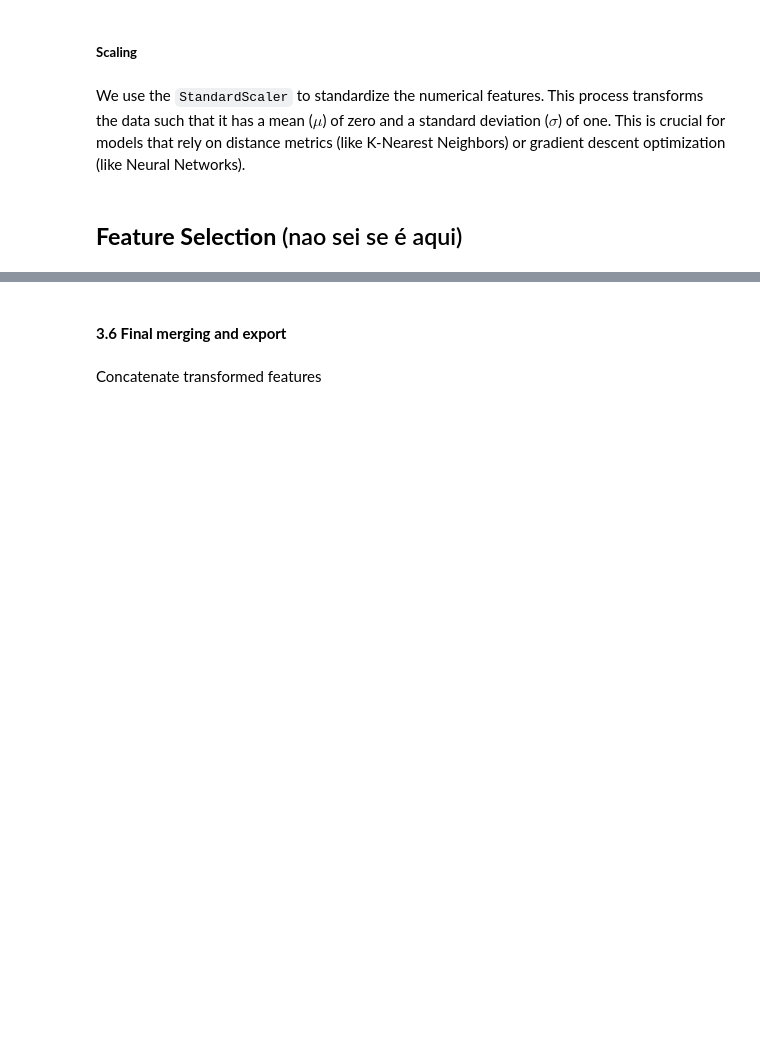
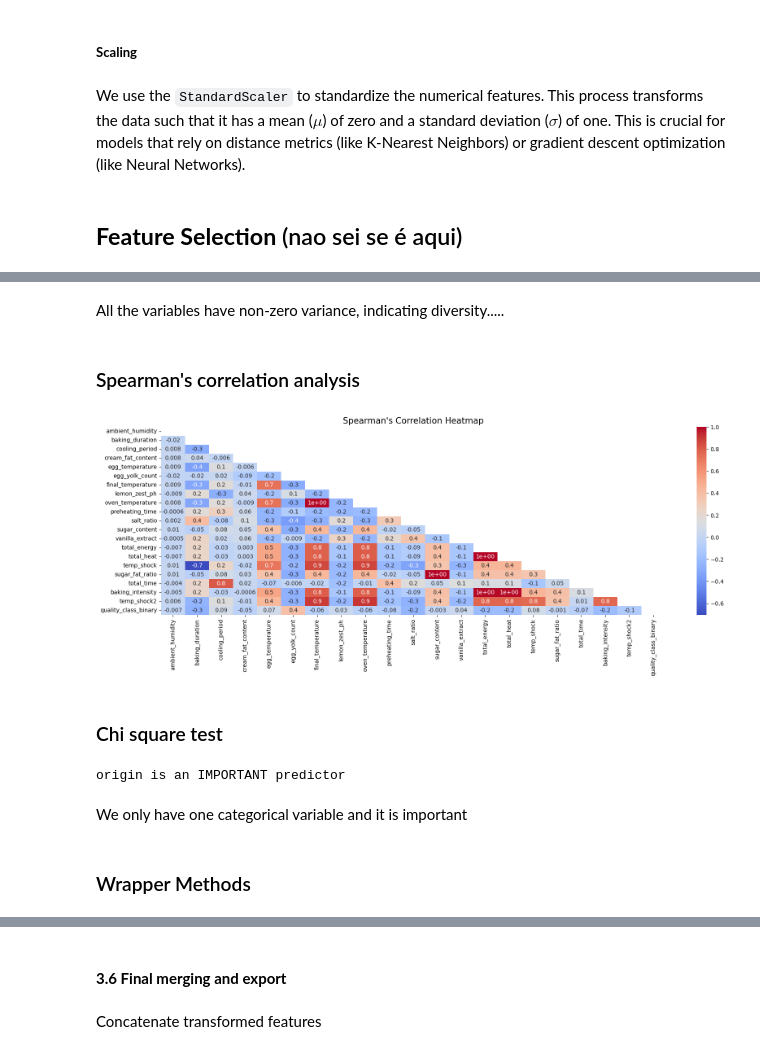
Before and after one commit to afonsolince06/Machine_Learning_Project, a Jupyter notebook: notebook3_new.ipynb, the cells around one changed output, grey strips where cells are left out. Drawn from its saved outputs; the diff is of its cells as text; code cells hidden in the pictures; blank space fills up the shorter version.

```diff
--- a/notebook3_new.ipynb
+++ b/notebook3_new.ipynb
@@ -270,15 +273,19 @@ scaler.fit(X_train_num)
 
 #Transforming training data
 X_train_scaled = scaler.transform(X_train_num)
+X_train_scaled = pd.DataFrame(X_train_scaled, columns = numerical_features, index = X_train_num.index)
 
 #Transforming validation data
 X_val_scaled = scaler.transform(X_val_num)
+X_val_scaled = pd.DataFrame(X_val_scaled, columns = numerical_features, index = X_val_num.index)
 
 #Transforming testing data
 X_test_scaled = scaler.transform(X_test_num)
+X_test_scaled = pd.DataFrame(X_test_scaled, columns = numerical_features, index = X_test_num.index)
 
 #Transforming prediction data
 X_predict_scaled = scaler.transform(X_predict_num[numerical_features])
+X_predict_scaled = pd.DataFrame(X_predict_scaled, columns = numerical_features, index = X_predict_num.index)
 # %% [markdown]
 We use the `StandardScaler` to standardize the numerical features. This process transforms the data such that it has a mean ($\mu$) of zero and a standard deviation ($\sigma$) of one. This is crucial for models that rely on distance metrics (like K-Nearest Neighbors) or gradient descent optimization (like Neural Networks).
 # %% [markdown]
@@ -285,0 +315,22 @@ We use the `StandardScaler` to standardize the numerical features. This process
+# %% [markdown]
+All the variables have non-zero variance, indicating diversity.....
+# %% [markdown]
+### Spearman's correlation analysis
+# %%
+all_train_numerical = X_train_scaled.join(y_train)
+
+# Computing Spearman's Correlation
+correlation = all_train_numerical.corr(method = 'spearman')
+
+# Plotting the lower triangle of the correlation map
+def corr_heatmap(correlation):
+    plt.figure(figsize=(20, 6))
+    ax = sns.heatmap(data = correlation, annot = True, mask = np.triu(np.ones_like(correlation)), cmap = 'coolwarm', fmt = '.1')
+    ax.set_title("Spearman's Correlation Heatmap", fontdict = {'fontsize': 15})
+    plt.show()
+
+corr_heatmap(correlation)
+# %% [output]
+[figure, added]
+# %% [markdown]
+### Chi square test
@@ -285,0 +347,9 @@ We use the `StandardScaler` to standardize the numerical features. This process
+# %%
+for variable in X_train_cat.columns:
+    TestIndependence(X_train_cat[variable], y_train, variable)
+# %% [output]
+origin is an IMPORTANT predictor
+# %% [markdown]
+We only have one categorical variable and it is important
+# %% [markdown]
+### Wrapper Methods
```
Also changed, not shown: parts of 23 cells of this notebook.
